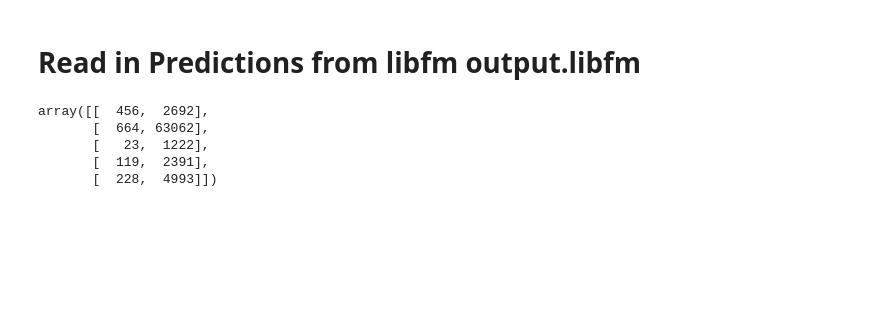
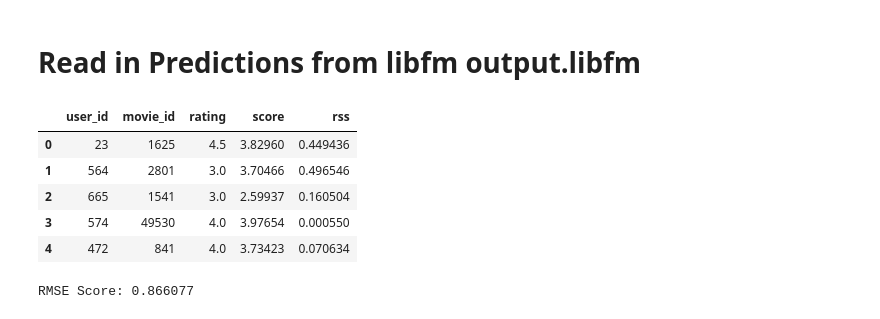
Before and after one commit to jscottcronin/libfm_and_pywfm, a Jupyter notebook: libfm_and_pywfm/Using libfm natively.ipynb, the cells around one changed output. Saved outputs shown, nothing was run; the diff lists cells and outputs as text; code cells hidden in the pictures; blank space fills up the shorter version.

```diff
--- a/libfm_and_pywfm/Using libfm natively.ipynb
+++ b/libfm_and_pywfm/Using libfm natively.ipynb
@@ -414,17 +471,23 @@ dump_svmlight_file(X_test_encoded, y_test, './data/test.libfm')
 # %% [markdown]
 # Read in Predictions from libfm output.libfm
 # %%
-scores = pd.read_csv('./data/test_output.libfm', header=None, names=['score'])
+scores = pd.read_csv('../data/test_preds.libfm', header=None, names=['score'])
 # %%
-rmse = pd.concat([ratings, scores], axis=1).assign(rss=lambda df: (df.score - df.rating)**2)
-display(rmse.head())
+rss = (
+    pd.concat([pd.DataFrame(X_test, columns=['user_id', 'movie_id']),
+               pd.DataFrame(y_test, columns=['rating']),
+               scores], axis=1)
+    .assign(rss=lambda df: (df.score - df.rating)**2)
+)
 
-print 'RMSE Score: {:0.6}'.format(np.sqrt(rmse.rss.sum() / len(rmse)))
+display(rss.head())
+
+print 'RMSE Score: {:0.6}'.format(np.sqrt(rss.rss.sum() / len(rss)))
+# %% [output]
+|  | user_id | movie_id | rating | score | rss |
+| 0 | 23 | 1625 | 4.5 | 3.82960 | 0.449436 |
+| 1 | 564 | 2801 | 3.0 | 3.70466 | 0.496546 |
+| 2 | 665 | 1541 | 3.0 | 2.59937 | 0.160504 |
+| 3 | 574 | 49530 | 4.0 | 3.97654 | 0.000550 |
+| 4 | 472 | 841 | 4.0 | 3.73423 | 0.070634 |
+RMSE Score: 0.866077
-# %%
-X_train[:5]
-# %% [output]
-array([[  456,  2692],
-       [  664, 63062],
-       [   23,  1222],
-       [  119,  2391],
-       [  228,  4993]])
```
Also changed, not shown: parts of 27 cells of this notebook, 1 other file.
